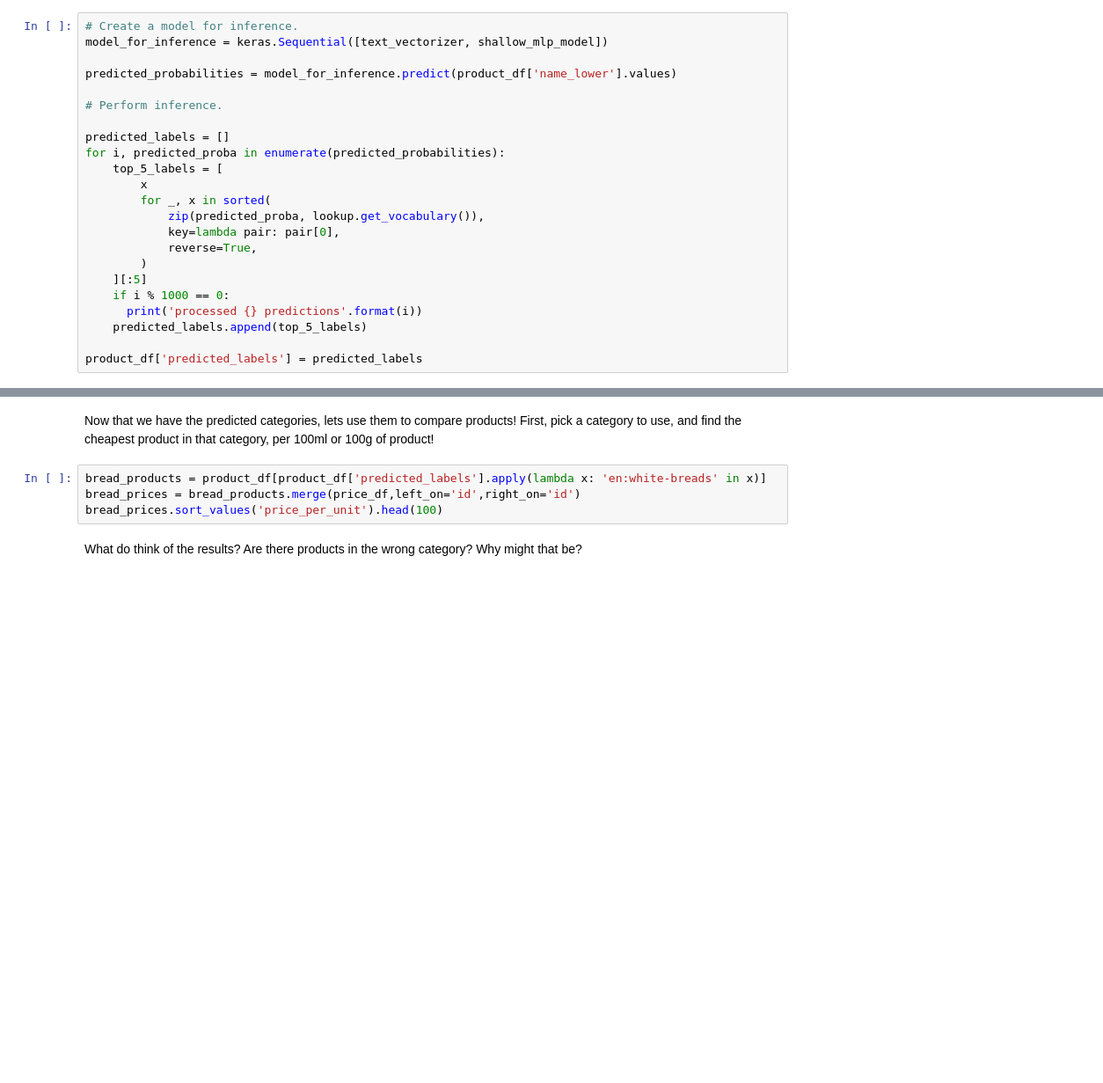
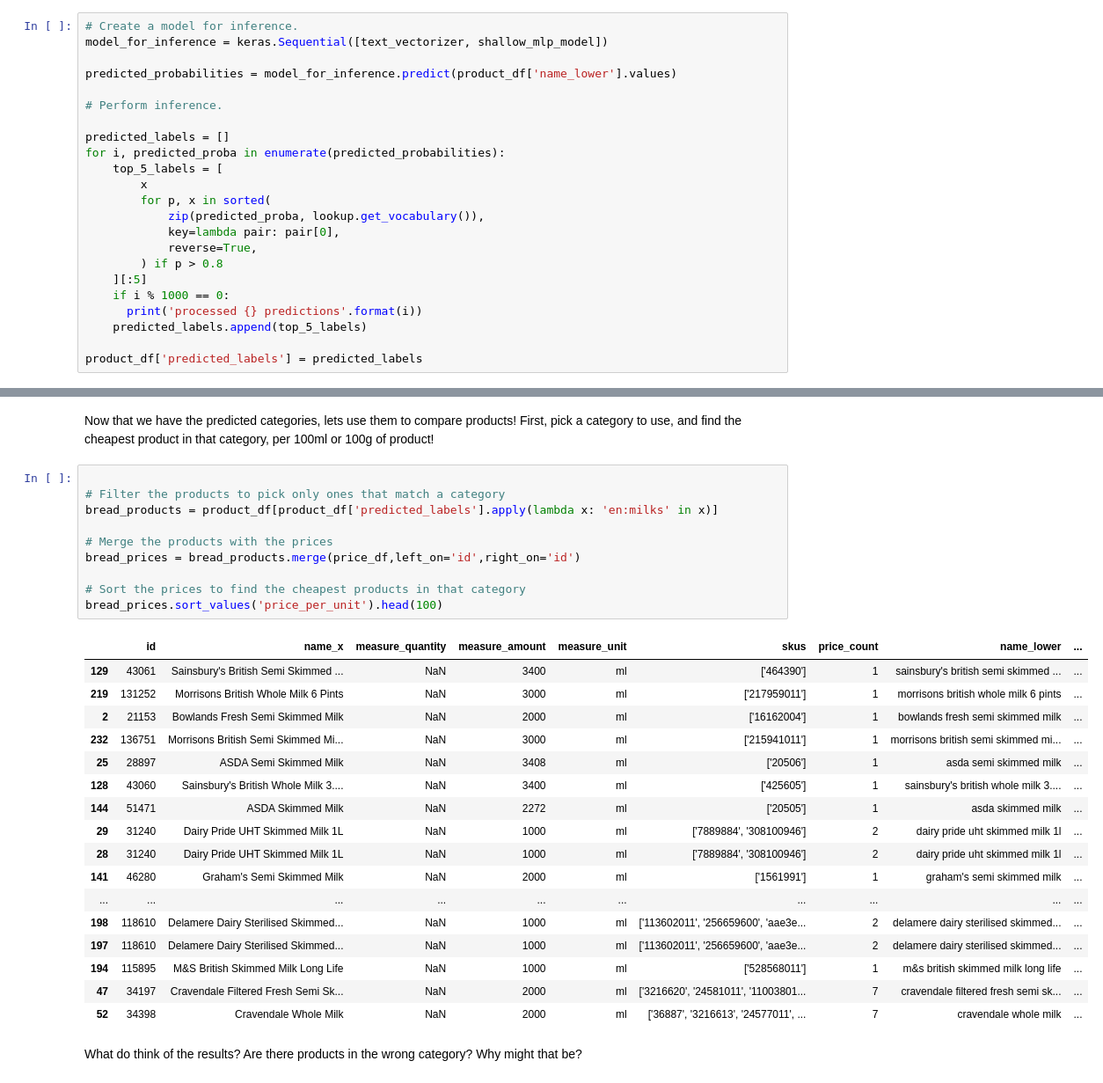
Before and after one commit to NicoleAdio/ctm-codebar-nov-22, a Jupyter notebook: codebar_solutions.ipynb, the cells around one changed output, grey strips where cells are left out. Shown at 88% size. Cells and saved outputs as stored; diff of their text form; blank space fills up the shorter version.

```diff
--- a/codebar_solutions.ipynb
+++ b/codebar_solutions.ipynb
@@ -984,11 +1050,11 @@ predicted_labels = []
 for i, predicted_proba in enumerate(predicted_probabilities):
     top_5_labels = [
         x
-        for _, x in sorted(
+        for p, x in sorted(
             zip(predicted_proba, lookup.get_vocabulary()),
             key=lambda pair: pair[0],
             reverse=True,
-        )
+        ) if p > 0.8
     ][:5]
     if i % 1000 == 0:
       print('processed {} predictions'.format(i))
@@ -998,8 +1082,32 @@ product_df['predicted_labels'] = predicted_labels
 # %% [markdown]
 Now that we have the predicted categories, lets use them to compare products! First, pick a category to use, and find the cheapest product in that category, per 100ml or 100g of product!
 # %%
-bread_products = product_df[product_df['predicted_labels'].apply(lambda x: 'en:white-breads' in x)]
+
+# Filter the products to pick only ones that match a category
+bread_products = product_df[product_df['predicted_labels'].apply(lambda x: 'en:milks' in x)]
+
+# Merge the products with the prices
 bread_prices = bread_products.merge(price_df,left_on='id',right_on='id')
+
+# Sort the prices to find the cheapest products in that category
 bread_prices.sort_values('price_per_unit').head(100)
+# %% [output]
+|  | id | name_x | measure_quantity | measure_amount | measure_unit | skus | price_count | name_lower | ... |
+| 129 | 43061 | Sainsbury's British Semi Skimmed ... | NaN | 3400 | ml | ['464390'] | 1 | sainsbury's british semi skimmed ... | ... |
+| 219 | 131252 | Morrisons British Whole Milk 6 Pints | NaN | 3000 | ml | ['217959011'] | 1 | morrisons british whole milk 6 pints | ... |
+| 2 | 21153 | Bowlands Fresh Semi Skimmed Milk | NaN | 2000 | ml | ['16162004'] | 1 | bowlands fresh semi skimmed milk | ... |
+| 232 | 136751 | Morrisons British Semi Skimmed Mi... | NaN | 3000 | ml | ['215941011'] | 1 | morrisons british semi skimmed mi... | ... |
+| 25 | 28897 | ASDA Semi Skimmed Milk | NaN | 3408 | ml | ['20506'] | 1 | asda semi skimmed milk | ... |
+| 128 | 43060 | Sainsbury's British Whole Milk 3.... | NaN | 3400 | ml | ['425605'] | 1 | sainsbury's british whole milk 3.... | ... |
+| 144 | 51471 | ASDA Skimmed Milk | NaN | 2272 | ml | ['20505'] | 1 | asda skimmed milk | ... |
+| 29 | 31240 | Dairy Pride UHT Skimmed Milk 1L | NaN | 1000 | ml | ['7889884', '308100946'] | 2 | dairy pride uht skimmed milk 1l | ... |
+| 28 | 31240 | Dairy Pride UHT Skimmed Milk 1L | NaN | 1000 | ml | ['7889884', '308100946'] | 2 | dairy pride uht skimmed milk 1l | ... |
+| 141 | 46280 | Graham's Semi Skimmed Milk | NaN | 2000 | ml | ['1561991'] | 1 | graham's semi skimmed milk | ... |
+| ... | ... | ... | ... | ... | ... | ... | ... | ... | ... |
+| 198 | 118610 | Delamere Dairy Sterilised Skimmed... | NaN | 1000 | ml | ['113602011', '256659600', 'aae3e... | 2 | delamere dairy sterilised skimmed... | ... |
+| 197 | 118610 | Delamere Dairy Sterilised Skimmed... | NaN | 1000 | ml | ['113602011', '256659600', 'aae3e... | 2 | delamere dairy sterilised skimmed... | ... |
+| 194 | 115895 | M&S British Skimmed Milk Long Life | NaN | 1000 | ml | ['528568011'] | 1 | m&s british skimmed milk long life | ... |
+| 47 | 34197 | Cravendale Filtered Fresh Semi Sk... | NaN | 2000 | ml | ['3216620', '24581011', '11003801... | 7 | cravendale filtered fresh semi sk... | ... |
+| 52 | 34398 | Cravendale Whole Milk | NaN | 2000 | ml | ['36887', '3216613', '24577011', ... | 7 | cravendale whole milk | ... |
 # %% [markdown]
 What do think of the results? Are there products in the wrong category? Why might that be?
```
Also changed, not shown: parts of 51 cells of this notebook.
